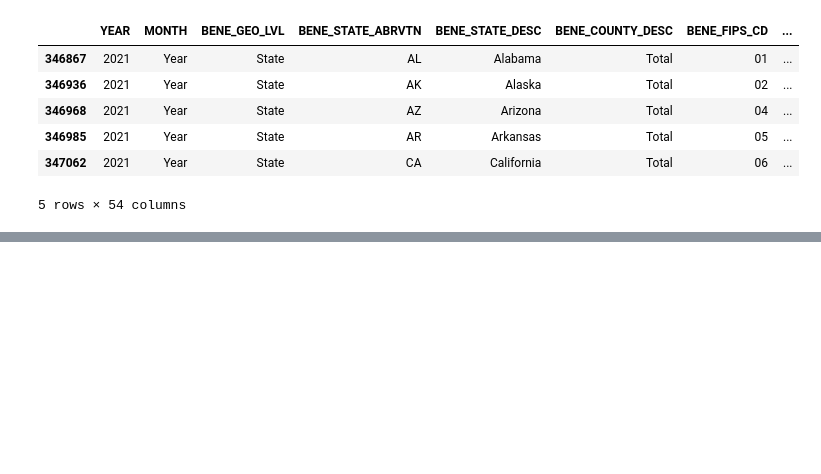
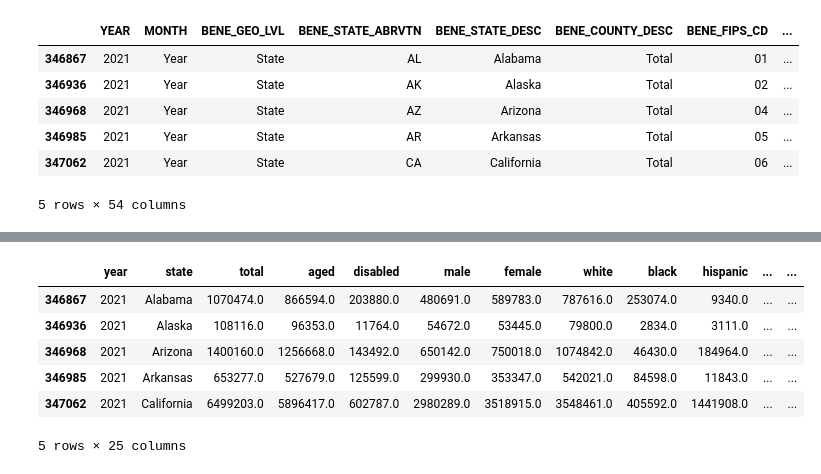
Before and after one commit to rfsussman/CS171_final_project, a Jupyter notebook: data/rachel_preprocessing.ipynb, the cells around one changed output, grey strips where cells are left out. Saved outputs shown, nothing was run; the diff lists cells and outputs as text; code cells hidden in the pictures; blank space fills up the shorter version.

```diff
--- a/data/rachel_preprocessing.ipynb
+++ b/data/rachel_preprocessing.ipynb
@@ -62,7 +62,7 @@ map_data = pd.read_csv("Medicare Monthly Enrollment Data_July 2024.csv")
 map_data_filtered = map_data.loc[((map_data["YEAR"] == 2021) &
                                  (map_data["MONTH"] == "Year") &
                                  (map_data["BENE_GEO_LVL"] == "State") &
-                                 (~map_data["BENE_STATE_DESC"].isin(["American Samoa", "Guam", "Northern Mariana Islands",
+                                 (~map_data["BENE_STATE_DESC"].isin(["American Samoa", "Guam", "Northern Mariana Islands", "District of Columbia",
                                                                      "Puerto Rico", "Virgin Islands", "Unknown", "Foreign and Other Outlying Areas"])))]
 
 map_data_filtered.head()
@@ -101,9 +101,9 @@ map_data_cleaned = map_data_filtered.rename(columns = {"YEAR": "year",
                                                         "AGE_GT_94_BENES": "75p_95p"})
 map_data_cleaned["other"] = map_data_cleaned[["other_API", "other_Ind", "other_other"]].apply(pd.to_numeric, errors='coerce', axis=1).sum(axis = 1)
 map_data_cleaned["less_than_65"] = map_data_cleaned[["l65_l25", "l65_25_44", "l65_45_64"]].apply(pd.to_numeric, errors='coerce', axis=1).sum(axis = 1)
-map_data_cleaned["65_to_74"] = map_data_cleaned[["65_74_65_69", "65_74_70_74"]].apply(pd.to_numeric, errors='coerce', axis=1).sum(axis = 1)
-map_data_cleaned["greater_than_75"] = map_data_cleaned[["75p_75_79", "75p_80_84", "75p_85_89", "75p_90_94", "75p_95p"]].apply(pd.to_numeric, errors='coerce', axis=1).sum(axis = 1)
-map_data_cleaned = map_data_cleaned[["year", "state", "total", "aged", "disabled", "male", "female", "white", "black", "hispanic", "other", "less_than_65", "65_to_74", "greater_than_75"]]
+map_data_cleaned["between_65_to_74"] = map_data_cleaned[["65_74_65_69", "65_74_70_74"]].apply(pd.to_numeric, errors='coerce', axis=1).sum(axis = 1)
+map_data_cleaned["greater_than_74"] = map_data_cleaned[["75p_75_79", "75p_80_84", "75p_85_89", "75p_90_94", "75p_95p"]].apply(pd.to_numeric, errors='coerce', axis=1).sum(axis = 1)
+map_data_cleaned = map_data_cleaned[["year", "state", "total", "aged", "disabled", "male", "female", "white", "black", "hispanic", "other", "less_than_65", "between_65_to_74", "greater_than_74"]]
 map_data_cleaned.head()
 # %% [output]
 |  | year | state | total | aged | disabled | male | female | white | black | hispanic | other | ... |
@@ -112,6 +112,24 @@ map_data_cleaned.head()
 | 346968 | 2021 | Arizona | 1400160.0 | 1256668.0 | 143492.0 | 650142.0 | 750018.0 | 1074842.0 | 46430.0 | 184964.0 | 93924.0 | ... |
 | 346985 | 2021 | Arkansas | 653277.0 | 527679.0 | 125599.0 | 299930.0 | 353347.0 | 542021.0 | 84598.0 | 11843.0 | 14815.0 | ... |
 | 347062 | 2021 | California | 6499203.0 | 5896417.0 | 602787.0 | 2980289.0 | 3518915.0 | 3548461.0 | 405592.0 | 1441908.0 | 1103243.0 | ... |
+# %%
+# convert relevant columns to percents
+def convert_to_percent (column_name):
+    return round((pd.to_numeric(map_data_cleaned[column_name])/pd.to_numeric(map_data_cleaned["total"])) * 100, ndigits = 1)
+
+columns = ["aged", "disabled", "male", "female", "white", "black", "hispanic", "other", "less_than_65", "between_65_to_74", "greater_than_74"]
+for column in columns:
+    map_data_cleaned[column + "_pct"] = convert_to_percent(column)
+
+map_data_cleaned.head()
+# %% [output]
+|  | year | state | total | aged | disabled | male | female | white | black | hispanic | ... | ... |
+| 346867 | 2021 | Alabama | 1070474.0 | 866594.0 | 203880.0 | 480691.0 | 589783.0 | 787616.0 | 253074.0 | 9340.0 | ... | ... |
+| 346936 | 2021 | Alaska | 108116.0 | 96353.0 | 11764.0 | 54672.0 | 53445.0 | 79800.0 | 2834.0 | 3111.0 | ... | ... |
+| 346968 | 2021 | Arizona | 1400160.0 | 1256668.0 | 143492.0 | 650142.0 | 750018.0 | 1074842.0 | 46430.0 | 184964.0 | ... | ... |
+| 346985 | 2021 | Arkansas | 653277.0 | 527679.0 | 125599.0 | 299930.0 | 353347.0 | 542021.0 | 84598.0 | 11843.0 | ... | ... |
+| 347062 | 2021 | California | 6499203.0 | 5896417.0 | 602787.0 | 2980289.0 | 3518915.0 | 3548461.0 | 405592.0 | 1441908.0 | ... | ... |
+5 rows × 25 columns
 # %%
 # export to csv
 map_data_cleaned.to_csv("rachel_map_data_cleaned.csv")
```
Also changed, not shown: 6 other files.
